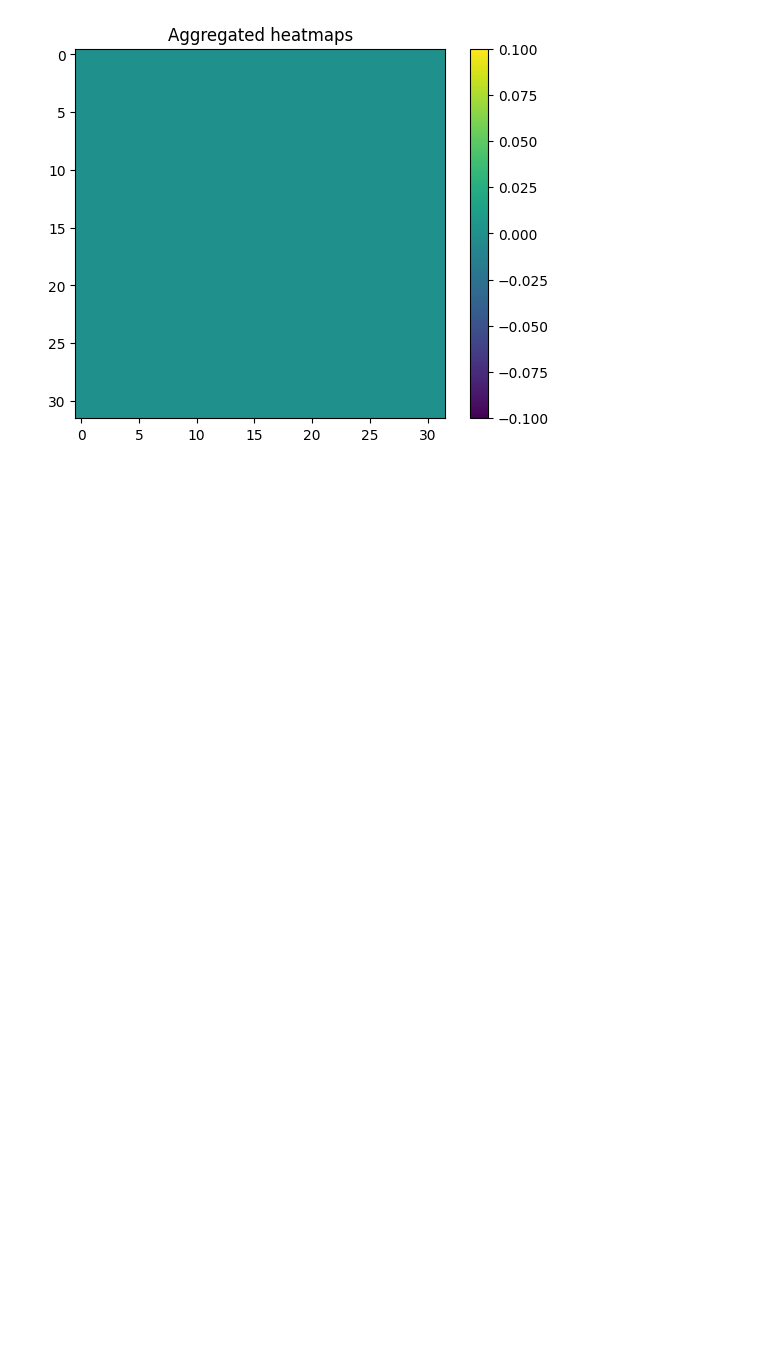
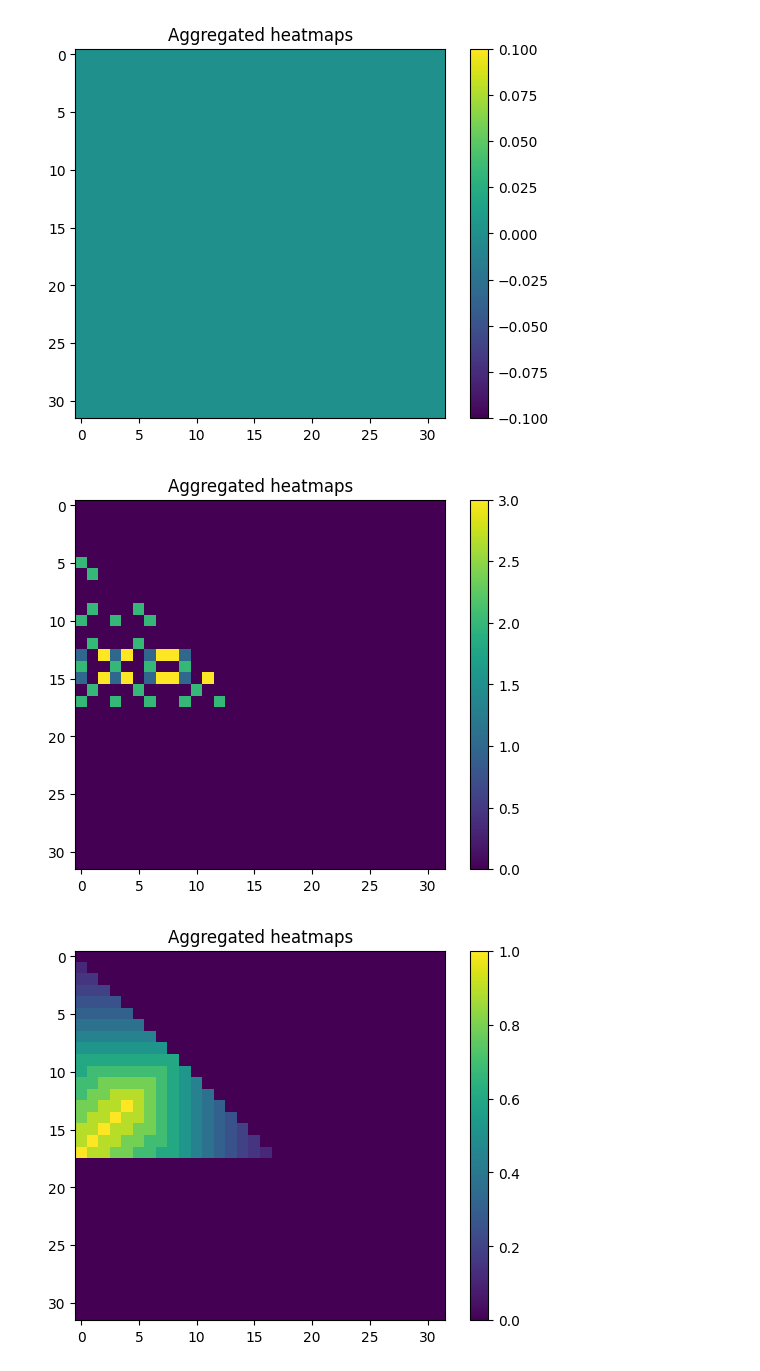
Before and after one commit to Vincent-Therrien/diurnal, a Jupyter notebook: demo/reinforcement_learning.ipynb, the cells around one changed output. Saved outputs shown, nothing was run; the diff lists cells and outputs as text; code cells hidden in the pictures; blank space fills up the shorter version.

```diff
--- a/demo/reinforcement_learning.ipynb
+++ b/demo/reinforcement_learning.ipynb
@@ -165,3 +165,23 @@ p = model._predict(test_x[0][0], test_x[1][0])
 visualize.heatmap(p.detach().cpu().numpy())
 # %% [output]
 [figure]
+# %%
+from diurnal.models.reinforcement import agents, networks
+import numpy as np
+
+index = 4
+
+tentative = tensor(np.zeros((32, 32))).to("cuda").double()
+cursor = tensor(np.zeros((32, 32))).to("cuda").double()
+sequence_length = test_x[1][index]
+cursor[int(sequence_length * 0.75), int(sequence_length * 0.25)] = 1
+x = tensor(test_x[0][index]).to("cuda").double()
+y = tensor(test_y[index]).to("cuda").double()
+net = networks.DQN1(32, 6).to("cuda").double()
+loss_fn = nn.SmoothL1Loss()
+optimizer = optim.AdamW(net.parameters())
+visualize.heatmap(x.cpu().numpy())
+visualize.heatmap(y.cpu().numpy())
+# %% [output]
+[figure, added]
+[figure, added]
```
Also changed, not shown: parts of 3 cells of this notebook, 9 other files.
